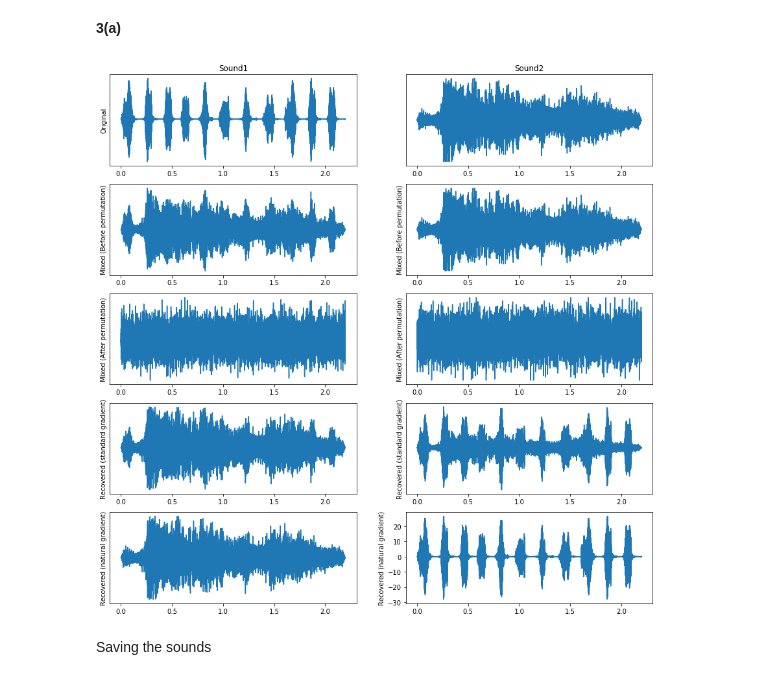
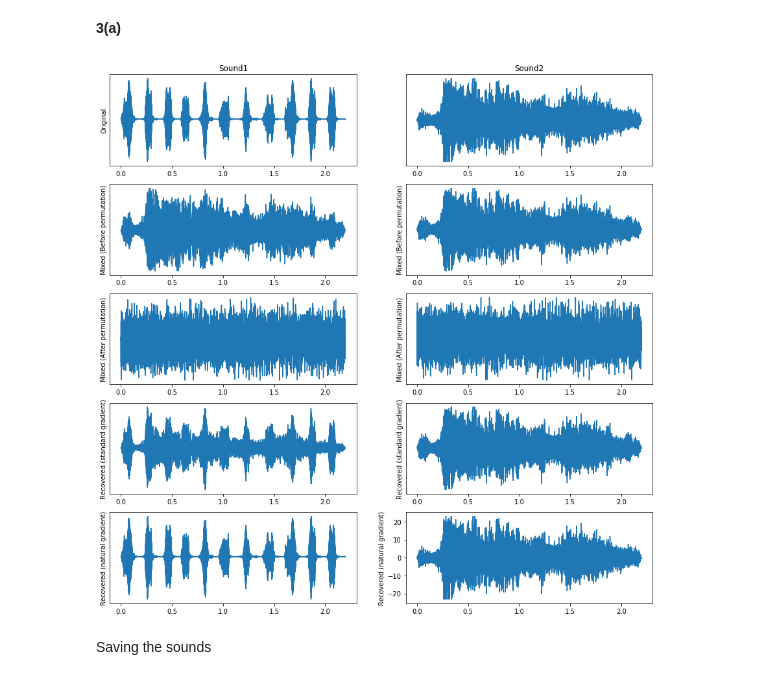
Before and after one commit to SudeshnaBora/MI2, a Jupyter notebook: SigmoidFreud_Sheet05.ipynb, the cells around one changed output. Cells and saved outputs as stored; diff of their text form; code cells hidden in the pictures.

Commit message:
cleaned up the functions

```diff
--- a/SigmoidFreud_Sheet05.ipynb
+++ b/SigmoidFreud_Sheet05.ipynb
@@ -86,14 +79,15 @@ def standard_gradient(W, w_inv, X, epsilon, frobenius, frob):
 # %% [markdown]
 **2(b)**
 # %%
-def natural_gradient(W, X, epsilon, w_inv, frob, frobenius, iden):
+def natural_gradient(W, X, epsilon, w_inv, iden):
+    f_matrix = []
     for t, x in enumerate(X.T):
-        epsilon = 0.9999*epsilon  # adjust learning rate
-        W_new = W.copy()  # make a copy of W
+        epsilon = 0.9999*epsilon
+        W_new = W.copy()
 
         # Loop through each (i,j) pair in W
         for (i, j), _ in np.ndenumerate(W):
-            dedw = 0
+            temp = 0
             for l in range(W.shape[0]):
                 y = 0
                 yl = 0
@@ -101,19 +95,16 @@ def natural_gradient(W, X, epsilon, w_inv, frob, frobenius, iden):
                     y += W[i, k]*x[k]
                     yl += W[l, k]*x[k]
 
-                    # Calculate partial of error function with respect to w
-                    dedw += (iden[i, l] + transfer_function(y)*yl)*W[l, j]
+                # Calculate partial of error function with respect to w
+                temp += (iden[i, l] + transfer_function(y)*yl)*W[l, j]
 
                 # Update weights
-                W_new[i, j] += epsilon*dedw
+            W_new[i, j] += epsilon*temp
 
-            # Calculate frobenius norm
-            if (frob > 0) & (t % (frob-1) == 0):
-                frobenius[t//frob] = ((W_new - W)**2).sum()
+        # Update W
+        W = W_new
 
-            # Update original weight matrix
-            W = W_new
-    return W, frobenius
+    return W
 # %% [markdown]
 **2(c)**
 # %%
@@ -122,19 +113,17 @@ W_natural = W.copy()
 
 W_inv_standard = np.linalg.inv(W_standard)
 ep = 0.01
-frobenius_standard = np.zeros((x.shape[1]//1000,))
 
-W_standard, frobenius_standard = standard_gradient(
-    W, W_inv_standard, x, ep, frobenius_standard, 1000)
+W_standard = standard_gradient(
+    W, W_inv_standard, x, ep)
 
 
-W_inv_natural = np.linalg.inv(W_natural)
+W_inv_natural, f_matrix = np.linalg.inv(W_natural)
 ep = 0.01
 mat = np.identity(W_natural.shape[0])
-frobenius_natural = np.zeros((x.shape[1]//1000,))
 
-W_natural, frobenius_natural = natural_gradient(
-    W, x, ep, W_inv_natural, 1000, frobenius_natural, mat)
+W_natural = natural_gradient(
+    W, x, ep, W_inv_natural, mat)
 # %% [markdown]
 **3(a)**
 # %%
@@ -169,36 +158,36 @@ plt.plot(t, X[0])
 plt.ylabel('Mixed (After permutation)')
 plt.yticks([])
 
 plt.sca(axs[2, 1])
 plt.plot(t, X[1])
 plt.ylabel('Mixed (After permutation)')
 plt.yticks([])
 
-s_standard = W_standard @ x
+s_standard = np.dot(W_standard, x)
 
 plt.sca(axs[3, 0])
 plt.plot(t, s_standard[0])
 plt.ylabel('Recovered (standard gradient)')
 plt.yticks([])
 
 plt.sca(axs[3, 1])
 plt.plot(t, s_standard[1])
 plt.ylabel('Recovered (standard gradient)')
 plt.yticks([])
 
-s_natural = W_natural @ x
+s_natural = np.dot(W_natural, x)
 
 plt.sca(axs[4, 0])
 plt.plot(t, s_natural[0])
 plt.ylabel('Recovered (natural gradient)')
 plt.yticks([])
 
 plt.sca(axs[4, 1])
 plt.plot(t, s_natural[1])
 plt.ylabel('Recovered (natural gradient)')
 plt.show()
 # %% [output]
-[figure, old version]
+[figure, new version]
 # %% [markdown]
 Saving the sounds
 # %%
```
Also changed, not shown: parts of 6 cells of this notebook, 4 other files.
